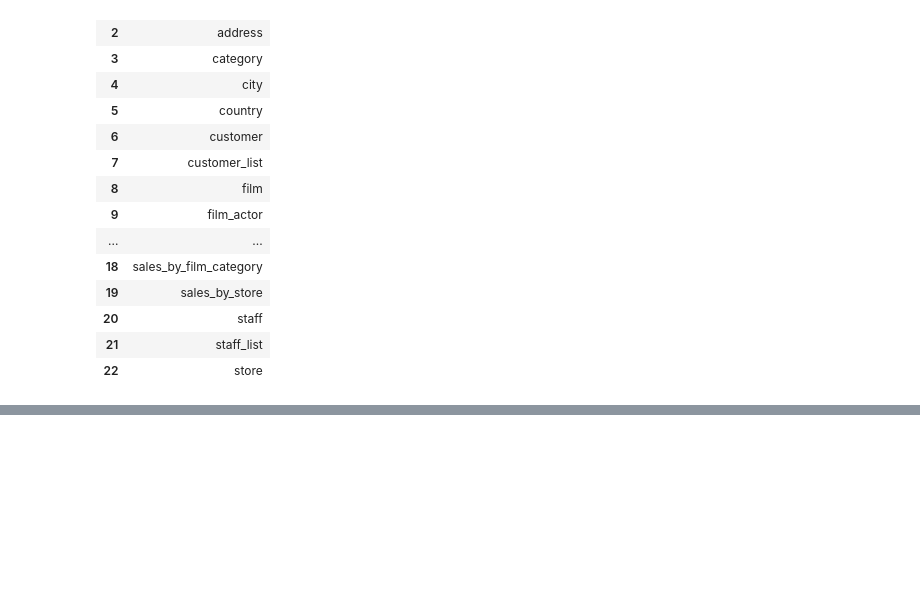
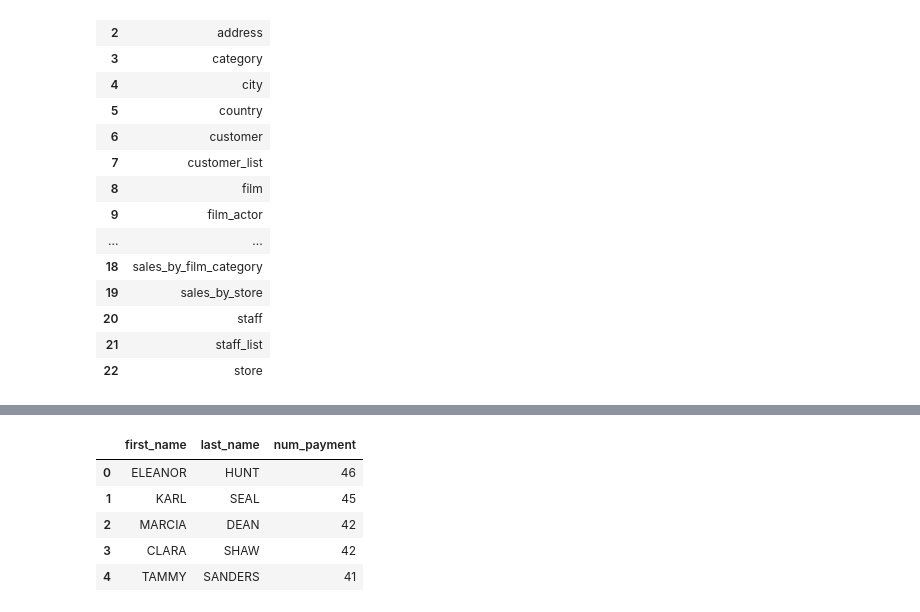
Before and after one commit to dee-ah-nuh/Sakila-DB, a Jupyter notebook: Sakila(Core).ipynb, the cells around one changed output, grey strips where cells are left out. Saved outputs shown, nothing was run; the diff lists cells and outputs as text; code cells hidden in the pictures; blank space fills up the shorter version.

```diff
--- a/Sakila(Core).ipynb
+++ b/Sakila(Core).ipynb
@@ -91,9 +167,17 @@ pd.read_sql(q, engine)
 # %%
-q="""
-SELECT customer_id, amount
-FROM payment
-WHERE amount <= (SELECT AVG(amount)*2 FROM payment)
-ORDER BY amount DESC
-LIMIT 5;
+q6="""
+SELECT customer.first_name, customer.last_name,
+(SELECT COUNT(*) FROM payment WHERE payment.customer_id = customer.customer_id) AS num_payment
+FROM customer
+ORDER BY num_payment DESC
+LIMIT 5
+;
 """
-pd.read_sql(q, engine)
+pd.read_sql(q6, engine)
+# %% [output]
+|  | first_name | last_name | num_payment |
+| 0 | ELEANOR | HUNT | 46 |
+| 1 | KARL | SEAL | 45 |
+| 2 | MARCIA | DEAN | 42 |
+| 3 | CLARA | SHAW | 42 |
+| 4 | TAMMY | SANDERS | 41 |
```
Also changed, not shown: parts of 6 cells of this notebook.
